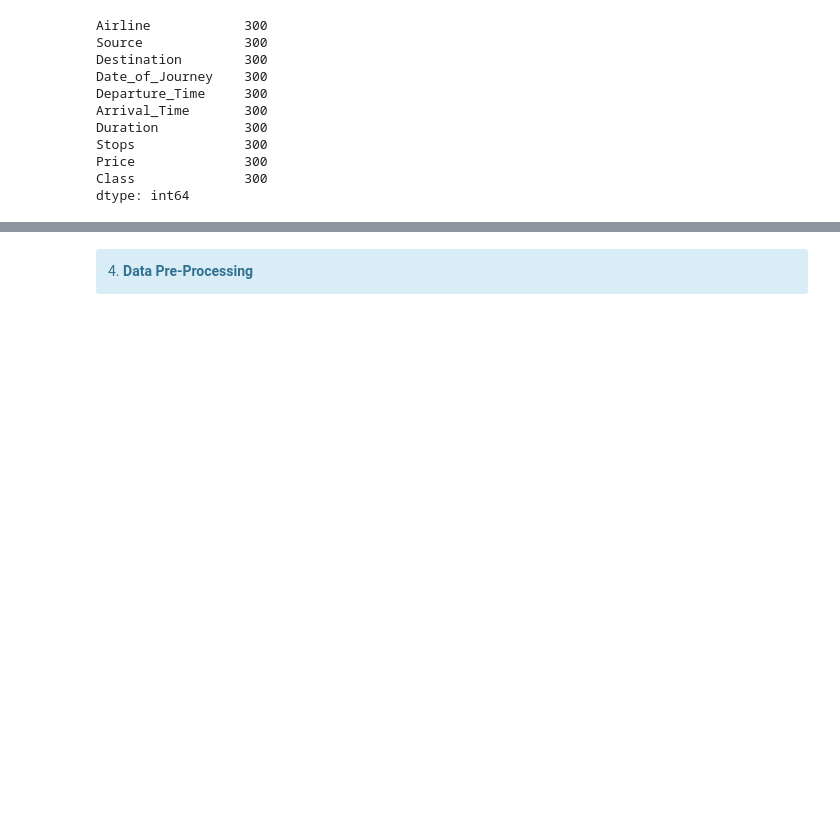
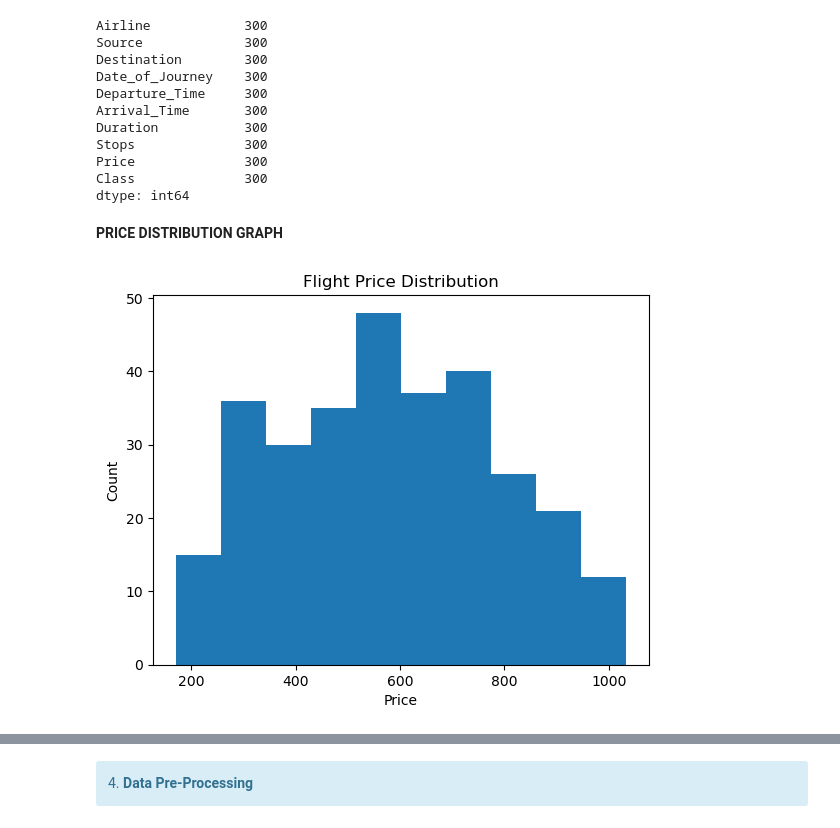
Before and after one commit to Najia1809/Flight-price-prediction, a Jupyter notebook: model.ipynb, the cells around one changed output, grey strips where cells are left out. Saved outputs shown, nothing was run; the diff lists cells and outputs as text; code cells hidden in the pictures; blank space fills up the shorter version.

```diff
--- a/model.ipynb
+++ b/model.ipynb
@@ -145,3 +145,16 @@ Stops              300
 Price              300
 Class              300
 dtype: int64
+# %% [markdown]
+**PRICE DISTRIBUTION GRAPH**
+# %%
+import matplotlib.pyplot as plt
+
+plt.figure()
+plt.hist(df["Price"])
+plt.title("Flight Price Distribution")
+plt.xlabel("Price")
+plt.ylabel("Count")
+plt.show()
+# %% [output]
+[figure, added]
```
Also changed, not shown: parts of 4 cells of this notebook.
